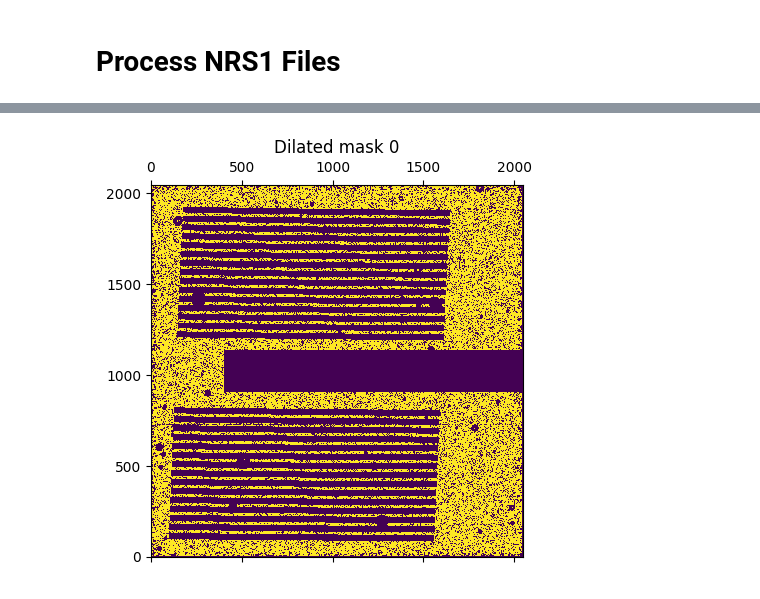
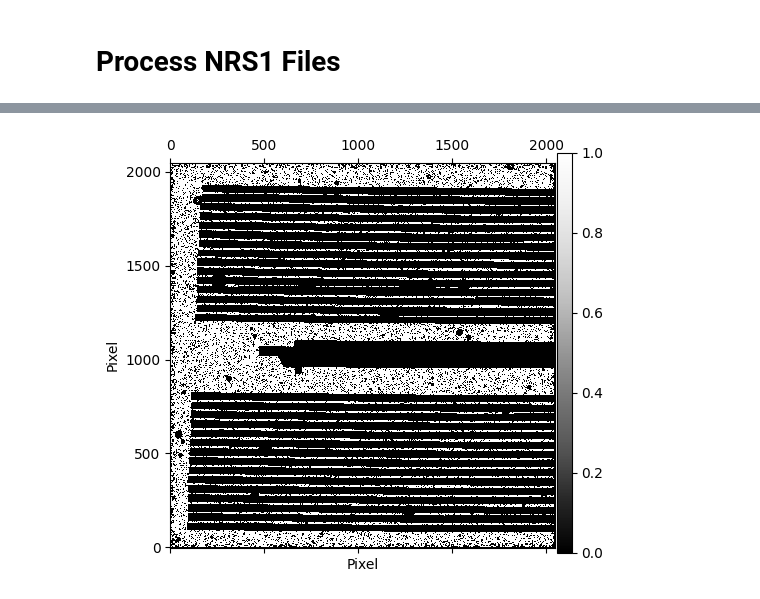
Before and after one commit to ajshajib/RegalJumper, a Jupyter notebook: Run NSClean.ipynb, the cells around one changed output, grey strips where cells are left out. Saved outputs shown, nothing was run; the diff lists cells and outputs as text; code cells hidden in the pictures.

Commit message:
Update nsclean procedure

```diff
--- a/Run NSClean.ipynb
+++ b/Run NSClean.ipynb
@@ -31,7 +42,7 @@ import nsclean as nc
 # %%
 # Make a list of input files
-# files = sorted(glob("../data/rate_from_mast/*nrs1_rate.fits", recursive=True))
-files = sorted(glob("../data/stage1/*nrs1_rate.fits", recursive=True))
+files = sorted(glob.glob(stage1_processed_directory + "*nrs1_rate.fits",
+                         recursive=True))
 # %%
 files
 # %% [output]
@@ -64,0 +111,6 @@ plt.show()
+# %%
+trace_mask = fits.getdata("./nrs1_rate_red_mask2.fits")
+
+plt.matshow(trace_mask, origin="lower", cmap="Greys_r")
+plt.title("Trace Mask")
+plt.show()
@@ -130,73 +179,61 @@ from tqdm.notebook import tnrange
 
 for i in tnrange(len(files)):
 
-    with fits.open(files[i]) as hdul:
-        header_0 = hdul[0].header
-        header_1 = hdul[1].header
-        data = cp.array(hdul[1].data)
+    with fits.open(files[i]) as hdu:
+        header_0 = hdu[0].header
+        header_1 = hdu[1].header
+        data = cp.array(hdu[1].data)
 
     if i == 0:
         print(f"Number of pixels with NaN values: {np.sum(np.isnan(data))}")
 
+    # # find which row has all NaN in data
+    # for j in range(data.shape[0]):
+    #     if np.sum(np.isnan(data[j, :])) == data.shape[1]:
+    #         print(f"Row {j} has all NaN values")
+    #
+    # break
 
-    dq_flag = fits.getdata(files[0],
-                       ext=3)
+    dq_flag = fits.getdata(files[i], ext=3)
     jump_detected = (dq_flag & 4) == 4
 
-    temp = mask.copy()
-    temp[jump_detected] = False
-    temp[np.isnan(data)] = False
+    # jump_detected[jump_detected == True]  = False
+    jump_detected[np.isnan(data)] = True
+    jump_detected[np.isinf(data)] = True
 
-    dilate_size = 1
-    not_mask = np.logical_not(temp)
-    not_mask = ndimage.binary_dilation(not_mask,
-                                       structure=np.ones((dilate_size, dilate_size))
-                                       )
-    temp = np.logical_not(not_mask)
-
-    #data = np.random.normal(loc=1000, scale=10, size=data.shape)
+    background_pixel_map = get_background_pixel_map_with_jumps(jump_detected,
+                                                               dilate_size=0)
 
     if i == 0:
-        plt.matshow(temp, origin="lower")
-        plt.title(f"Dilated mask {i}")
-        plt.show()
+        plot_image(background_pixel_map,
+                   size=5, limit=False, smooth=False,
+                   log=False)
 
-    cleaner = nc.NSClean('NRS1', temp)
+    background_pixel_map[:, :5] = False
+    background_pixel_map = cp.array(background_pixel_map, dtype=cp.bool_)
+    cleaner = nc.NSClean('NRS2', background_pixel_map)
 
     # Clean it
-    clean_data = cleaner.clean(data, buff=True)
-
+    clean_data = cleaner.clean(np.copy(data), buff=False)
 
     if i == 0:
-        plt.matshow(clean_data, cmap="gist_heat", origin="lower",
-                    vmin=-0.005,
-                    vmax=0.01
-                    )
-        plt.title(f"Cleaned data {i}")
-        plt.show()
-
-        plt.matshow(clean_data - data, cmap="gist_heat", origin="lower",
-                    vmin=-0.005,
-                    vmax=0.01
-                    )
-        plt.title(f"Cleaned data - original data {i}")
+        plot_image(data, title="Original Data")
+        plot_image(clean_data, title="Cleaned Data", smooth=False)
 
     # Save it to FITS
-    header_0['comment'] = 'Processed by NSClean Rev. '+nc.__version__
+    header_0['comment'] = 'Processed by NSClean Rev. ' + nc.__version__
 
     if os.getenv('NSCLEAN_USE_CUPY') == 'YES':
-        hdul = fits.HDUList([fits.PrimaryHDU(header=header_0),
-                   fits.ImageHDU(cp.asnumpy(clean_data), header=header_1, name='SCI')])
+        hdu = fits.HDUList([fits.PrimaryHDU(header=header_0),
+                            fits.ImageHDU(cp.asnumpy(clean_data), header=header_1, name='SCI')])
     else:
-        hdul = fits.HDUList([fits.PrimaryHDU(header=header_0),
-                   fits.ImageHDU(clean_data, header=header_1, name='SCI')])
+        hdu = fits.HDUList([fits.PrimaryHDU(header=header_0),
+                            fits.ImageHDU(clean_data, header=header_1, name='SCI')])
 
-    hdul.writeto('../data/nsclean_data/'+\
-                     nc.chsuf(os.path.basename(files[i]), '.cln_mask.fits'),
-                        overwrite=True)
-    hdul.close()
-
-    # break
+    hdu.writeto(stage1_nsclean_directory + \
+                nc.chsuf(os.path.basename(files[i]), '.cln_mask.fits'),
+                overwrite=True)
+    hdu.close()
 
 print('Execution time (s) = ', t() - time_stack.pop())
 # %% [output]
@@ -204 +241 @@ Number of pixels with NaN values: 62646
-[figure, old version]
+[figure, new version]
```
Also changed, not shown: parts of 16 cells of this notebook, 4 other files.
